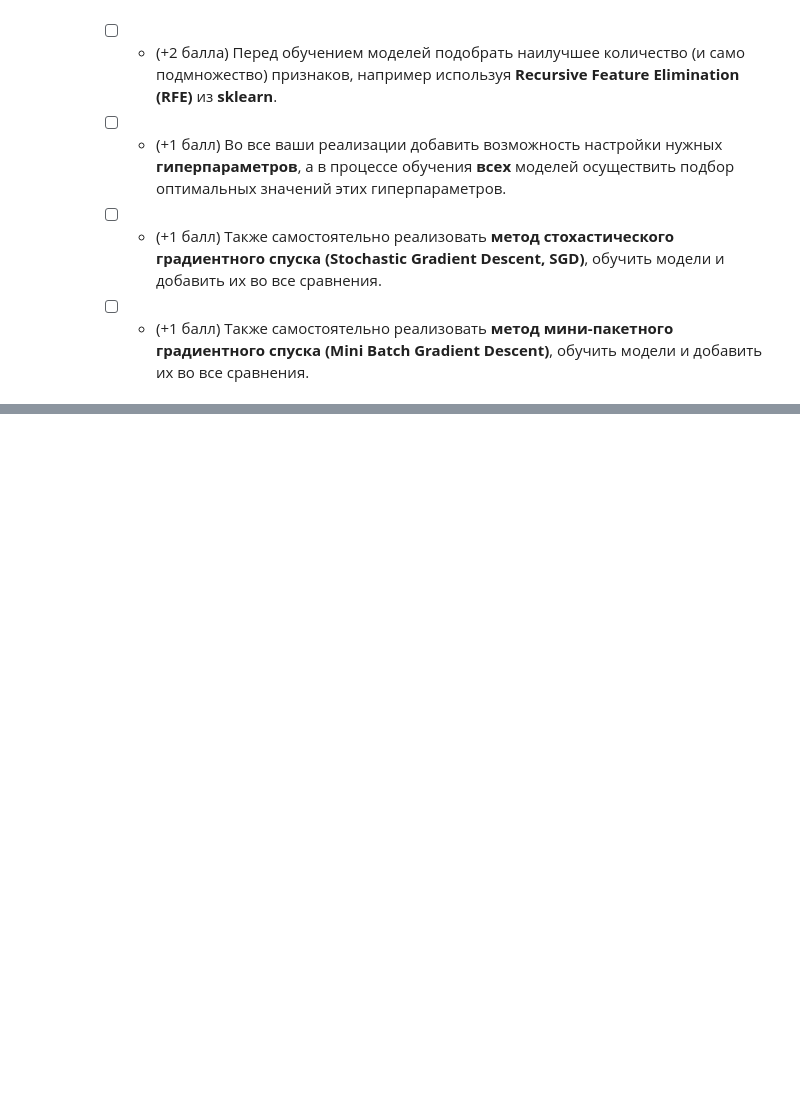
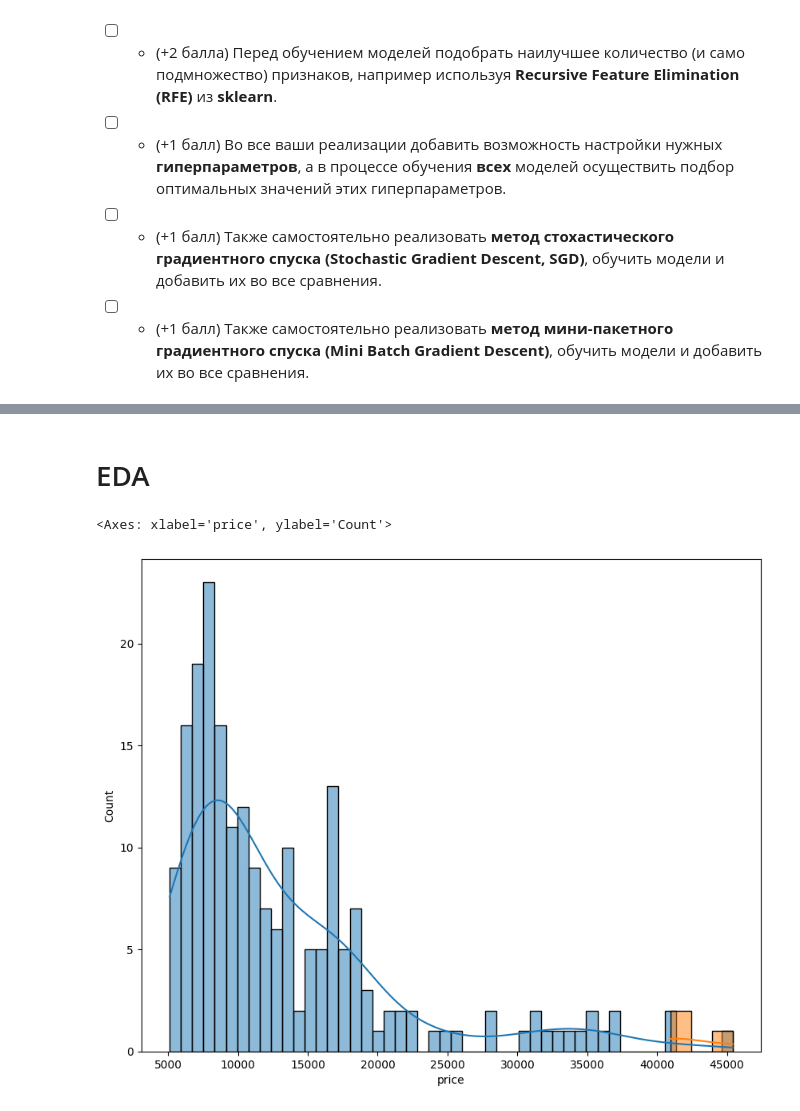
Before and after one commit to Tamerlantame/ml-course, a Jupyter notebook: tasks/task_02.ipynb, the cells around one changed output, grey strips where cells are left out. Cells and saved outputs as stored; diff of their text form; code cells hidden in the pictures; blank space fills up the shorter version.

Commit message:
Data cleaning and EDA start

```diff
--- a/tasks/task_02.ipynb
+++ b/tasks/task_02.ipynb
@@ -34,0 +37,3 @@ import re
+# %%
+df = pd.read_csv('../data/car_price/car_price.csv')
+df.head()
@@ -34,0 +90,4 @@ import re
+# %%
+df['fuel_category'] = 0
+df.loc[df['fueltype'] == 'gas', 'fuel_category'] = 1
+df['fuel_category'].describe()
@@ -34,0 +104,9 @@ import re
+# %% [markdown]
+# EDA
+# %%
+plt.figure(figsize=(10, 8))
+sns.histplot(df['price'], bins = 50, kde=True)
+sns.histplot(df[df['price'] > 40000]['price'], kde=True)
+# %% [output]
+<Axes: xlabel='price', ylabel='Count'>
+[figure, added]
```
Also changed, not shown: parts of 27 cells of this notebook.
